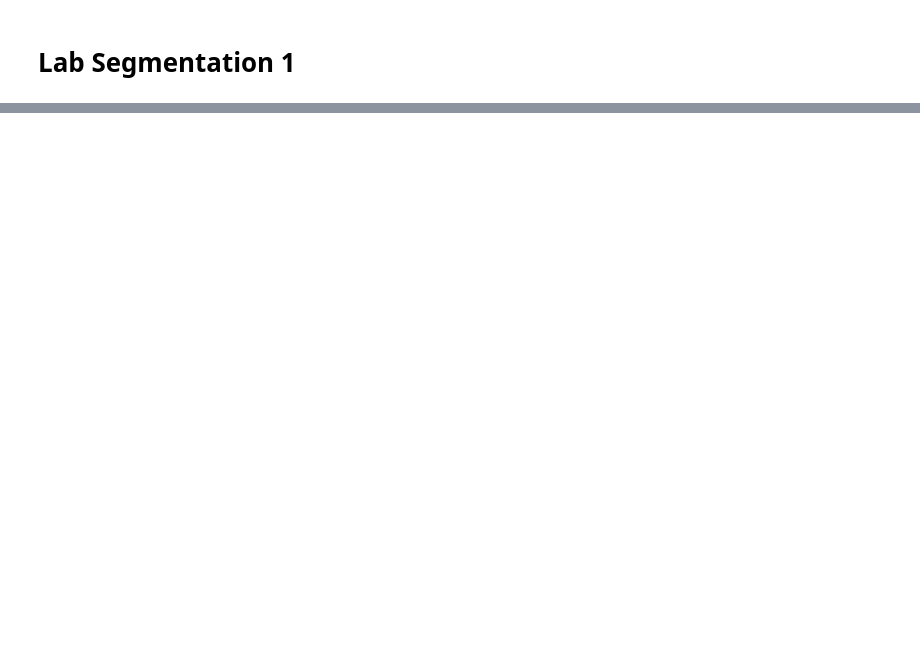
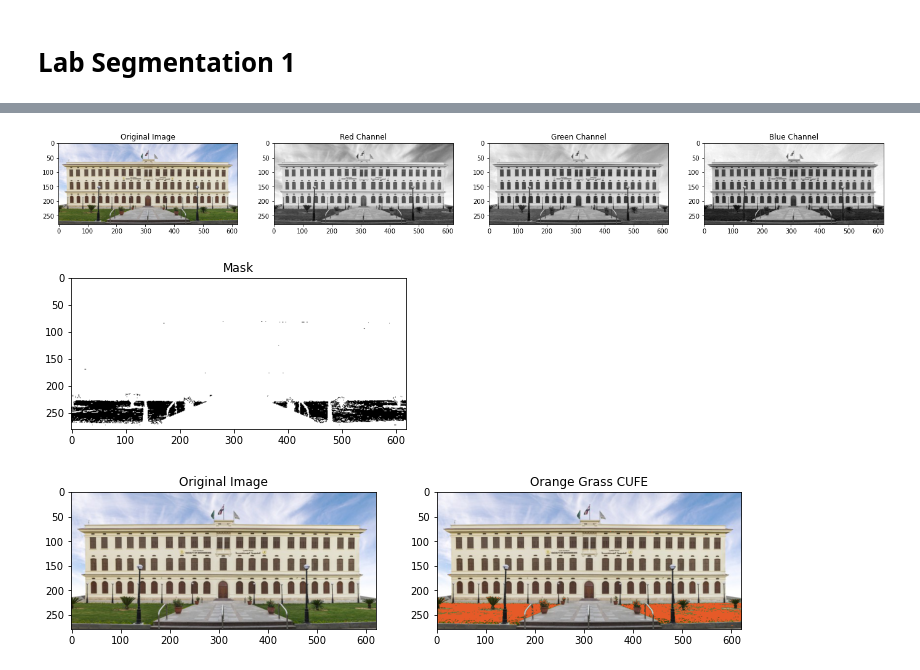
Before and after one commit to We2Am-BaSsem/IP-Labs, a Jupyter notebook: Lab_Seg_1_STD/Lab_Seg_1_STD.ipynb, the cells around one changed output, grey strips where cells are left out. Cells and saved outputs as stored; diff of their text form; code cells hidden in the pictures; blank space fills up the shorter version.

```diff
--- a/Lab_Seg_1_STD/Lab_Seg_1_STD.ipynb
+++ b/Lab_Seg_1_STD/Lab_Seg_1_STD.ipynb
@@ -31,18 +76,54 @@ from commonfunctions import *
 # %%
 # 1- Get the required RGB color (Using a color picker)
+R = 70
+G = 100
+B = 40
+Threshold = 30
+
+# 2- Read image
+cufe_image = io.imread("./imgs/exp2/cufe.png").astype("float32")
+
+# 3- extract R, G and B channels (as float)
+cufe_image_Rchannel = cufe_image[:, :, 0].astype("float32")
+cufe_image_Gchannel = cufe_image[:, :, 1].astype("float32")
+cufe_image_Bchannel = cufe_image[:, :, 2].astype("float32")
+show_images(
+    [
+        cufe_image.astype("uint8"),
+        cufe_image_Rchannel,
+        cufe_image_Gchannel,
+        cufe_image_Bchannel,
+    ],
+    titles=["Original Image", "Red Channel", "Green Channel", "Blue Channel"],
+)
+
+# 4- calculate differences FOR EACH CHANNEL (between the image and the required pixel value)
+diff_Rchannel = abs(R - cufe_image_Rchannel)
+diff_Gchannel = abs(G - cufe_image_Gchannel)
+diff_Bchannel = abs(B - cufe_image_Bchannel)
+
+# 5- calculate overall distance from the given RGB color (use any appropriate distance measure, take care of the minus distances)
+diff = np.sqrt((diff_Rchannel) ** 2 + (diff_Gchannel) ** 2 + (diff_Bchannel) ** 2)
 
 
-# 2- Read image
-
-# 3- extract R, G and B channels (as float)
-
-# 4- calculate differences FOR EACH CHANNEL (between the image and the required pixel value)
-
-# 5- calculate overall distance from the given RGB color (use any appropriate distance measure, take care of the minus distances)
-
 # 6-  create a mask by thresholding the differences
-
+temp = np.copy(cufe_image)
+diff[diff >= Threshold] = 255
+diff[diff < Threshold] = 0
+show_images([diff], titles=["Mask"])
 # 7- In the input image, Replace the pixels of the mask with the following color
 # R = 230 , G = 90 , B=40
+temp[diff <= Threshold, 0] = 230
+temp[diff <= Threshold, 1] = 90
+temp[diff <= Threshold, 2] = 40
+
 
 # 8- show the image or save it
+show_images(
+    [cufe_image.astype("uint8"), temp.astype("uint8")],
+    titles=["Original Image", "Orange Grass CUFE"],
+)
+# %% [output]
+[figure, added]
+[figure, added]
+[figure, added]
```
Also changed, not shown: parts of 2 cells of this notebook.
